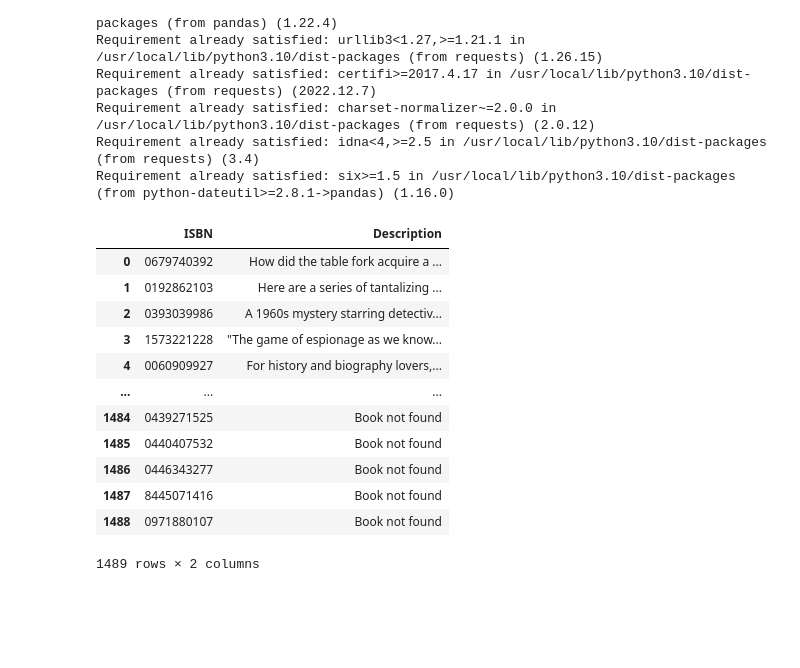
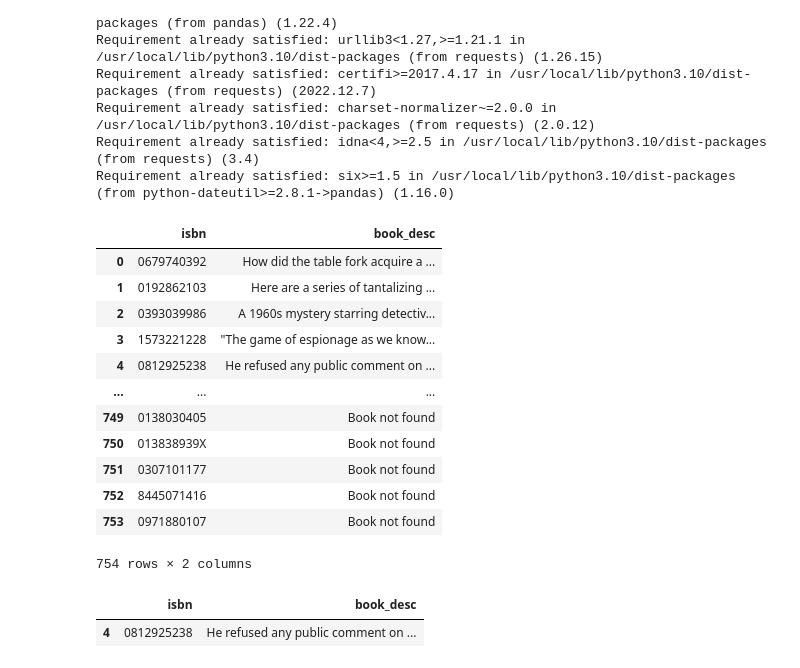
Before and after one commit to ValentinaAlungulesei/bookshelf_inspector, a Jupyter notebook: bookshelf_inspector.ipynb, the cells around one changed output. Saved outputs shown, nothing was run; the diff lists cells and outputs as text; code cells hidden in the pictures; blank space fills up the shorter version.

```diff
--- a/bookshelf_inspector.ipynb
+++ b/bookshelf_inspector.ipynb
@@ -218,7 +218,7 @@ Max book rating: 10
 # %%
 # Ghet top 4 books for each country with the max rating review
 max_r_by_country = db.groupby(['country', 'isbn', 'book_title', 'image_url_l', 'book_author'])['book_rating'].max().reset_index(name='max_review')
-max_r_by_country = max_r_by_country.groupby('country').apply(lambda x: x.nlargest(10, 'max_review')).reset_index(drop=True)
+max_r_by_country = max_r_by_country.groupby('country').apply(lambda x: x.nlargest(4, 'max_review')).reset_index(drop=True)
 
 display(max_r_by_country)
 # %% [output]
@@ -252,40 +252,39 @@ Requirement already satisfied: six>=1.5 in /usr/local/lib/python3.10/dist-packag
 # %%
 def get_book_description(isbn):
   url = f'https://www.googleapis.com/books/v1/volumes?q=isbn:{isbn}'
   response = requests.get(url)
   data = response.json()
 
   if 'items' in data and len(data['items']) > 0:
-      book_info = data['items'][0]['volumeInfo']
-      description = book_info.get('description', 'No description available')
-      return description
+    book_info = data['items'][0]['volumeInfo']
+    description = book_info.get('description', 'No description available')
+    return description
   else:
-      return 'Book not found'
+    return 'Book not found'
 
-
-# List of ISBNs
-list_of_ISBN = max_r_by_country['isbn'].values.tolist()
+# List of isbns
+list_of_isbn = max_r_by_country['isbn'].values.tolist()
 
 # Create an empty DataFrame
-book_description = pd.DataFrame(columns=['ISBN', 'Description'])
+book_description = pd.DataFrame(columns=['isbn', 'book_desc'])
 
 # Iterate over the ISBNs and fetch the descriptions
-for isbn in list_of_ISBN:
-    description = get_book_description(isbn)
-    book_description = book_description.append({'ISBN': isbn, 'Description': description}, ignore_index=True)
+for isbn in list_of_isbn:
+  description = get_book_description(isbn)
+  book_description = book_description.append({'isbn': isbn, 'book_desc': description}, ignore_index=True)
 
 display(book_description)
 # %% [output]
-|  | ISBN | Description |
+|  | isbn | book_desc |
 | 0 | 0679740392 | How did the table fork acquire a ... |
 | 1 | 0192862103 | Here are a series of tantalizing ... |
 | 2 | 0393039986 | A 1960s mystery starring detectiv... |
 | 3 | 1573221228 | "The game of espionage as we know... |
-| 4 | 0060909927 | For history and biography lovers,... |
+| 4 | 0812925238 | He refused any public comment on ... |
 | ... | ... | ... |
-| 1484 | 0439271525 | Book not found |
-| 1485 | 0440407532 | Book not found |
-| 1486 | 0446343277 | Book not found |
-| 1487 | 8445071416 | Book not found |
-| 1488 | 0971880107 | Book not found |
+| 749 | 0138030405 | Book not found |
+| 750 | 013838939X | Book not found |
+| 751 | 0307101177 | Book not found |
+| 752 | 8445071416 | Book not found |
+| 753 | 0971880107 | Book not found |
-1489 rows × 2 columns
+754 rows × 2 columns
@@ -311,0 +291,5 @@ else:
+# %%
+display(book_description.loc[book_description.isbn == '0812925238'])
+# %% [output]
+|  | isbn | book_desc |
+| 4 | 0812925238 | He refused any public comment on ... |
```
Also changed, not shown: parts of 4 cells of this notebook.
